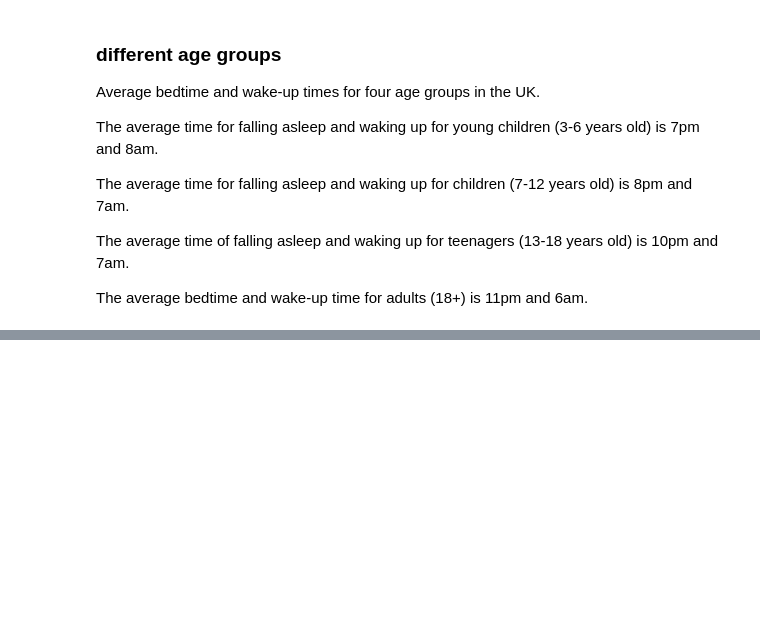
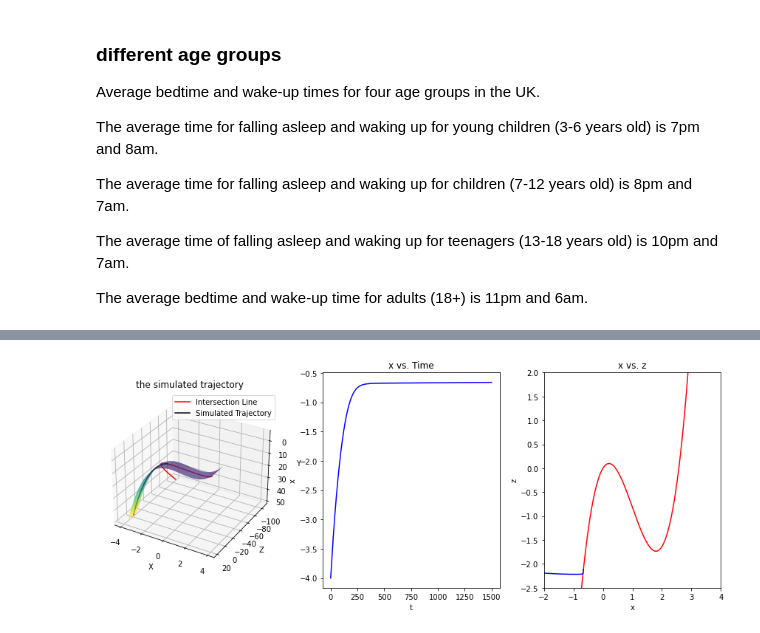
Before and after one commit to hmiaosang/23-summer-project, a Jupyter notebook: summer project.ipynb, the cells around one changed output, grey strips where cells are left out. Cells and saved outputs as stored; diff of their text form; code cells hidden in the pictures; blank space fills up the shorter version.

```diff
--- a/summer project.ipynb
+++ b/summer project.ipynb
@@ -692,0 +716,81 @@ plt.show()
+# %%
+k = -2.2
+# Data of the y = 3x^2/|k| -x^3 /|k| surface (M1)
+x_range = np.linspace(-4, 4, 100)
+z_range = np.linspace(-10, 10, 200)
+x_surface, z_surface = np.meshgrid(x_range, z_range)
+y_surface = 3 * x_surface**2/abs(k) - x_surface**3 /abs(k)
+# Data of the intersection line M2
+x_curve = np.linspace(-4, 4, 100)
+y_curve = 3 * x_curve**2/abs(k) - x_curve**3 /abs(k)
+z_curve = x_curve - 2 * (3 * x_curve**2/abs(k) - x_curve**3 /abs(k))
+
+# Create 3D plot
+fig = plt.figure(figsize=(12, 5))
+ax1 = fig.add_subplot(131, projection='3d')
+# Plot the y = x^3 - 3x surface
+ax1.plot_surface(x_surface, z_surface, y_surface, cmap='viridis')
+# Plot the intersection line
+ax1.plot(x_curve, z_curve, y_curve, color='red', label='Intersection Line')
+
+# Define the Van der Pol system
+def van_der_pol_3d_1(state, t):
+    x, y, z = state
+    e = 0.01
+    d = 0.01
+    l = 1.5
+    k = -2.2
+    dx_dt = -abs(k)*y + 3*x**2 - x**3
+    dy_dt = e * (x - 2*y - z)
+    dz_dt = e * d * ((k+l+2)/k - y - z)
+    return [dx_dt, dy_dt, dz_dt]
+
+# Define parameters
+t_start = 0  # Initial time
+t_end = 1500  # End time
+dt = 0.1  # Stepsize
+# Initial conditions
+x0 = -4
+y0 = 50.9
+z0 = -2
+initial_state = [x0, y0, z0]
+# Simulate Van der Pol equation
+t = np.arange(t_start, t_end, dt)
+states = odeint(van_der_pol_3d_1, initial_state, t)
+x_simulated = states[:, 0]
+y_simulated = states[:, 1]
+z_simulated = states[:, 2]
+# Plot the simulated trajectory on the same graph
+ax1.plot(x_simulated,   z_simulated,y_simulated, color='black', label='Simulated Trajectory')
+# Set labels and title
+ax1.set_xlabel('X')
+ax1.set_ylabel('Z')
+ax1.set_zlabel('Y')
+ax1.set_title('the simulated trajectory')
+# Add legend
+ax1.legend()
+ax1.view_init(elev=-150, azim=-120)
+
+# Plot x vs t
+ax2 = fig.add_subplot(132)
+ax2.plot(t, x_simulated, 'b-')
+ax2.set_xlabel('t')
+ax2.set_ylabel('x')
+ax2.set_title("x vs. Time")
+
+# Plot x vs z
+ax3 = fig.add_subplot(133)
+xp = np.linspace(-2, 4, 200)
+zp = xp - 2/abs(k) * (3*xp**2 - xp**3)
+plt.plot(xp, zp, 'r')
+ax3.plot(x_simulated, z_simulated, 'b-')
+plt.xlim([-2,4])
+plt.ylim([-2.5,2])
+ax3.set_xlabel('x')
+ax3.set_ylabel('z')
+ax3.set_title("x vs. z")
+
+plt.tight_layout()
+plt.show()
+# %% [output]
+[figure, added]
```
Also changed, not shown: parts of 13 cells of this notebook.
